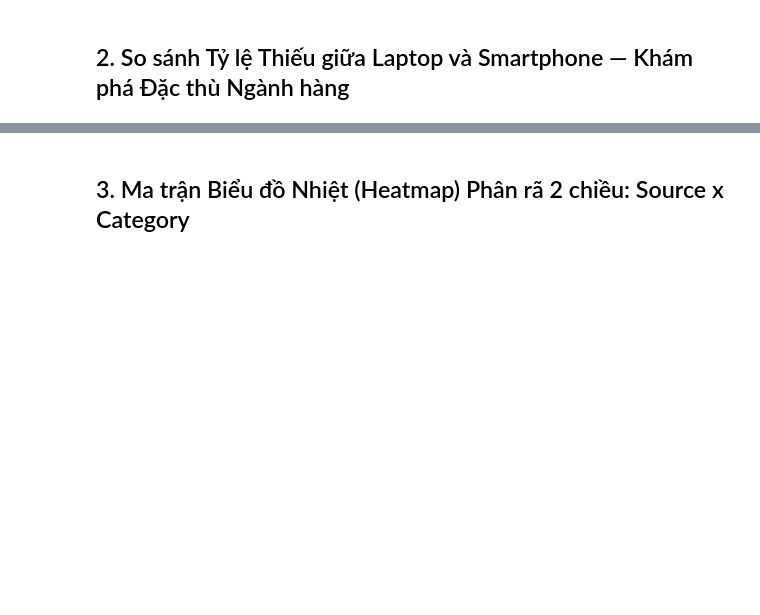
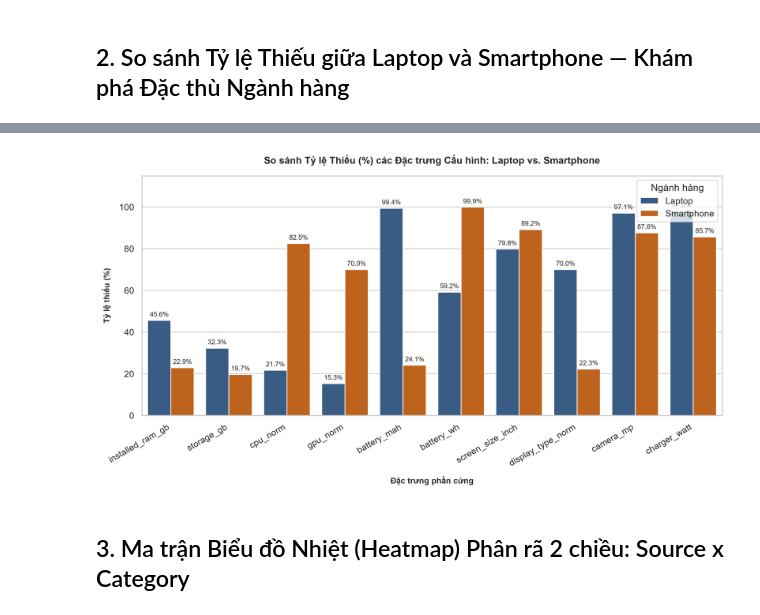
Before and after one commit to pvq-vn/it4930-ecommerce-data-intelligence, a Jupyter notebook: src/eda/notebooks/03_missingness_profile.ipynb, the cells around one changed output, grey strips where cells are left out. Drawn from its saved outputs; the diff is of its cells as text; code cells hidden in the pictures; blank space fills up the shorter version.

```diff
--- a/src/eda/notebooks/03_missingness_profile.ipynb
+++ b/src/eda/notebooks/03_missingness_profile.ipynb
@@ -55,7 +110,10 @@ display(cat_miss_df)
 # %%
 fig3_path = "src/eda/outputs/figures/fig_1_3_hardware_missingness_laptop_vs_phone.png"
 plot_hardware_missingness_comparison(df, fig3_path)
-print(f"Đã xuất biểu đồ: {fig3_path}")
+from IPython.display import Image, display
+display(Image(fig3_path))
+# %% [output]
+[figure, added]
 # %% [markdown]
 ## 3. Ma trận Biểu đồ Nhiệt (Heatmap) Phân rã 2 chiều: Source x Category
 # %%
```
Also changed, not shown: parts of 6 cells of this notebook, 14 other files.
